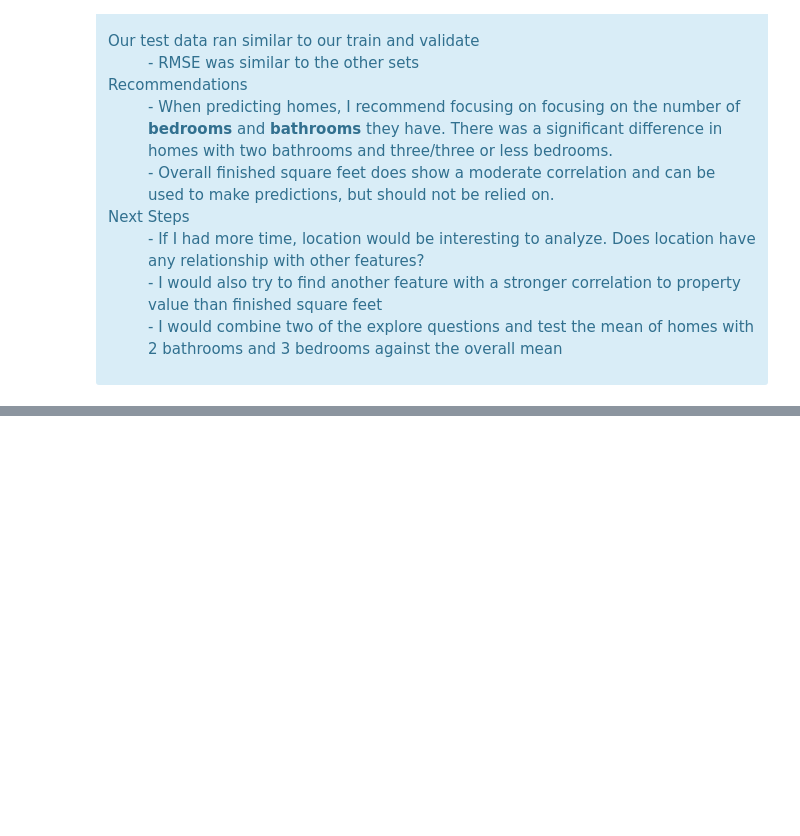
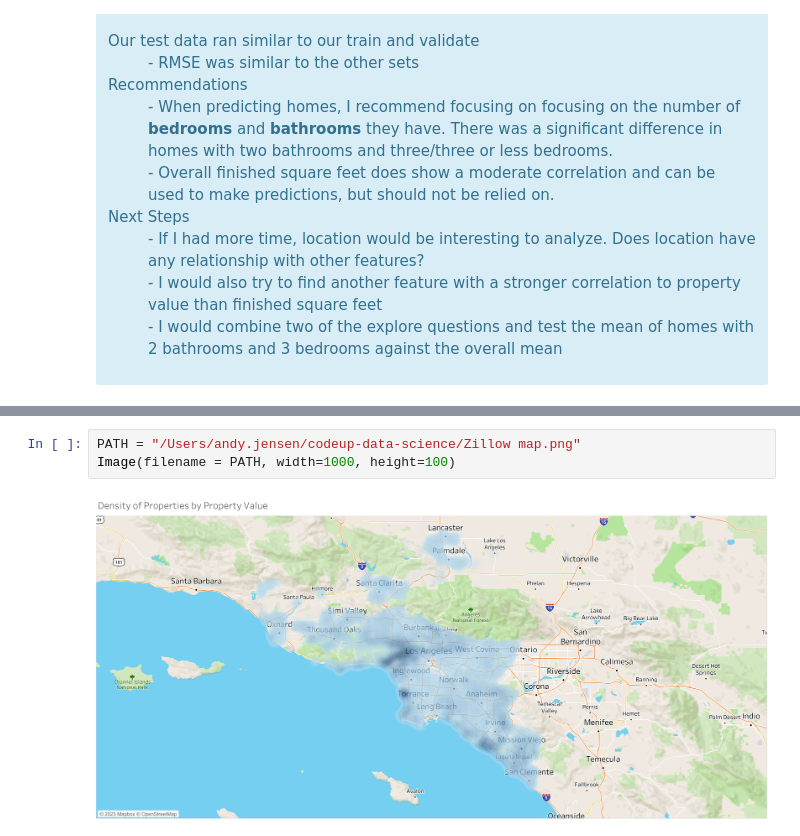
Before and after one commit to Andy-Jensen/Zillow-Project, a Jupyter notebook: final-report.ipynb, the cells around one changed output, grey strips where cells are left out. Saved outputs shown, nothing was run; the diff lists cells and outputs as text; blank space fills up the shorter version.

```diff
--- a/final-report.ipynb
+++ b/final-report.ipynb
@@ -303,0 +301,5 @@ mod.model_test(X_train, y_train, X_test, y_test, rmsedf)
+# %%
+PATH = "/Users/andy.jensen/codeup-data-science/Zillow map.png"
+Image(filename = PATH, width=1000, height=100)
+# %% [output]
+[figure, added]
```
Also changed, not shown: parts of 2 cells of this notebook.
